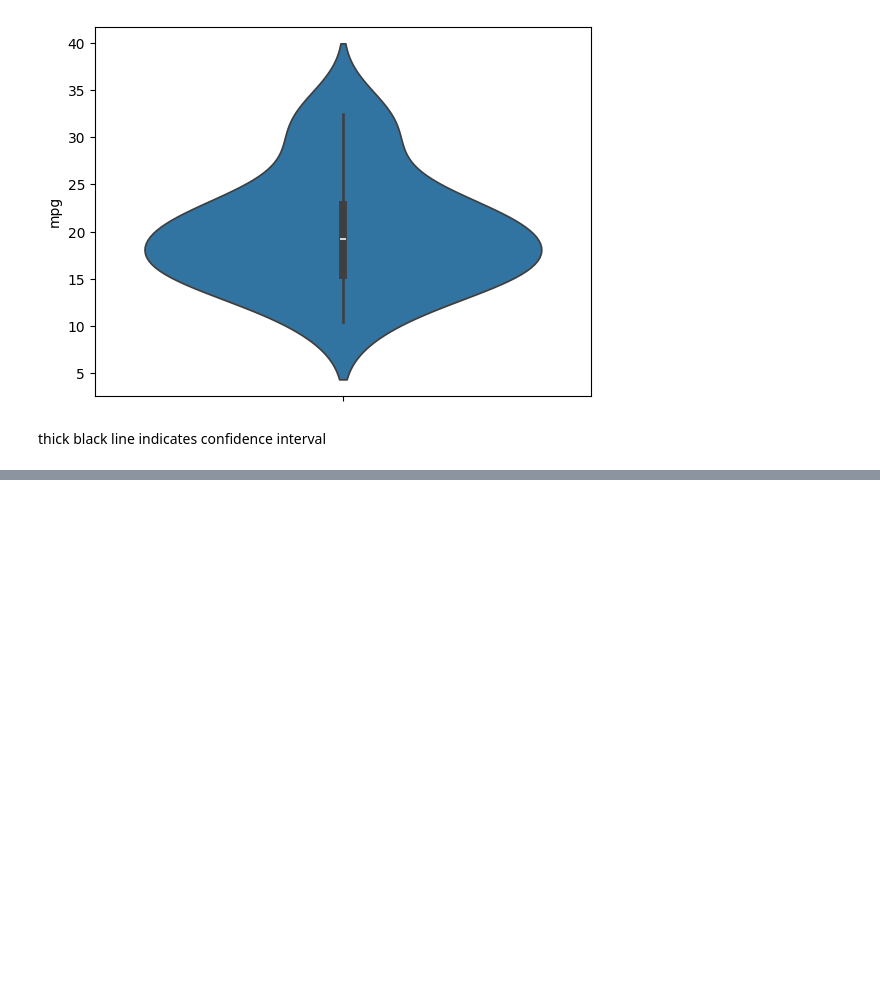
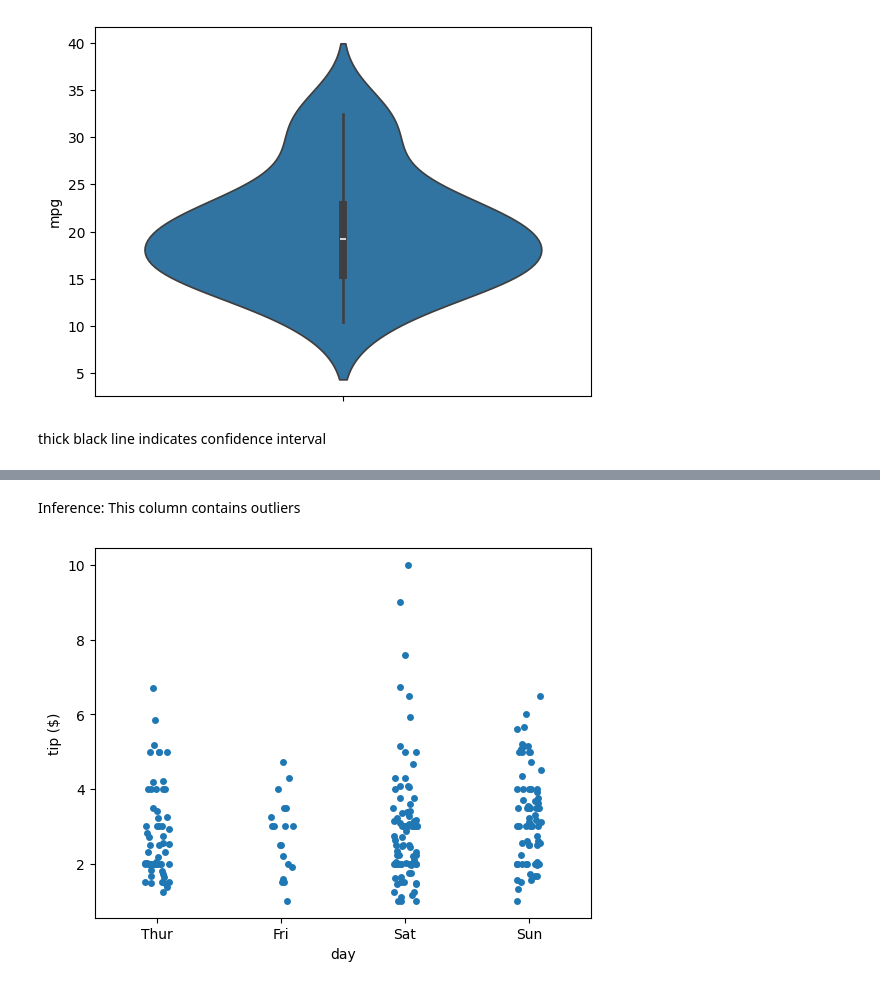
Before and after one commit to Chhaya-cloud/Chatbot, a Jupyter notebook: Visualization_mat_seaborn_latest.ipynb, the cells around one changed output, grey strips where cells are left out. Drawn from its saved outputs; the diff is of its cells as text; code cells hidden in the pictures; blank space fills up the shorter version.

```diff
--- a/Visualization_mat_seaborn_latest.ipynb
+++ b/Visualization_mat_seaborn_latest.ipynb
@@ -179,0 +221,9 @@ thick black line indicates confidence interval
+# %% [markdown]
+Inference: This column contains outliers
+# %%
+#Grouping with stripplot()
+sns.stripplot(x='day', y='tip', data=tips)
+plt.ylabel('tip ($)')
+plt.show()
+# %% [output]
+[figure, added]
```
Also changed, not shown: parts of 30 cells of this notebook.
